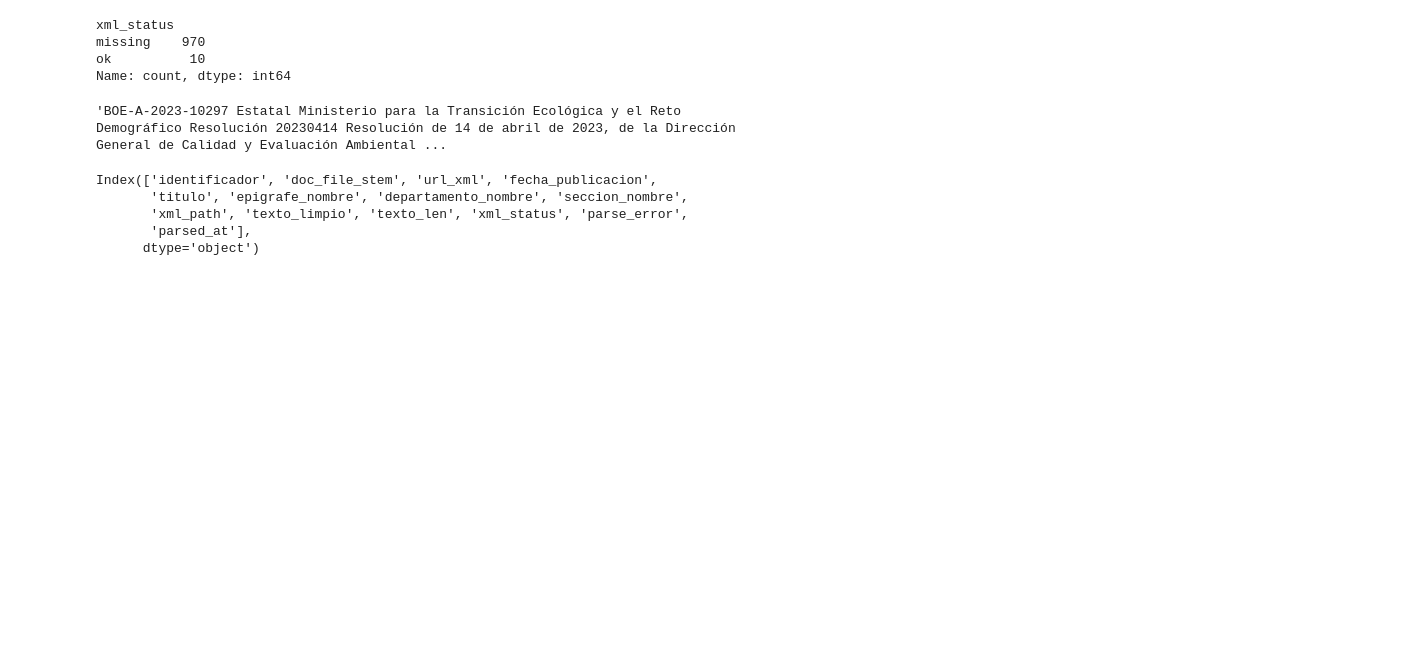
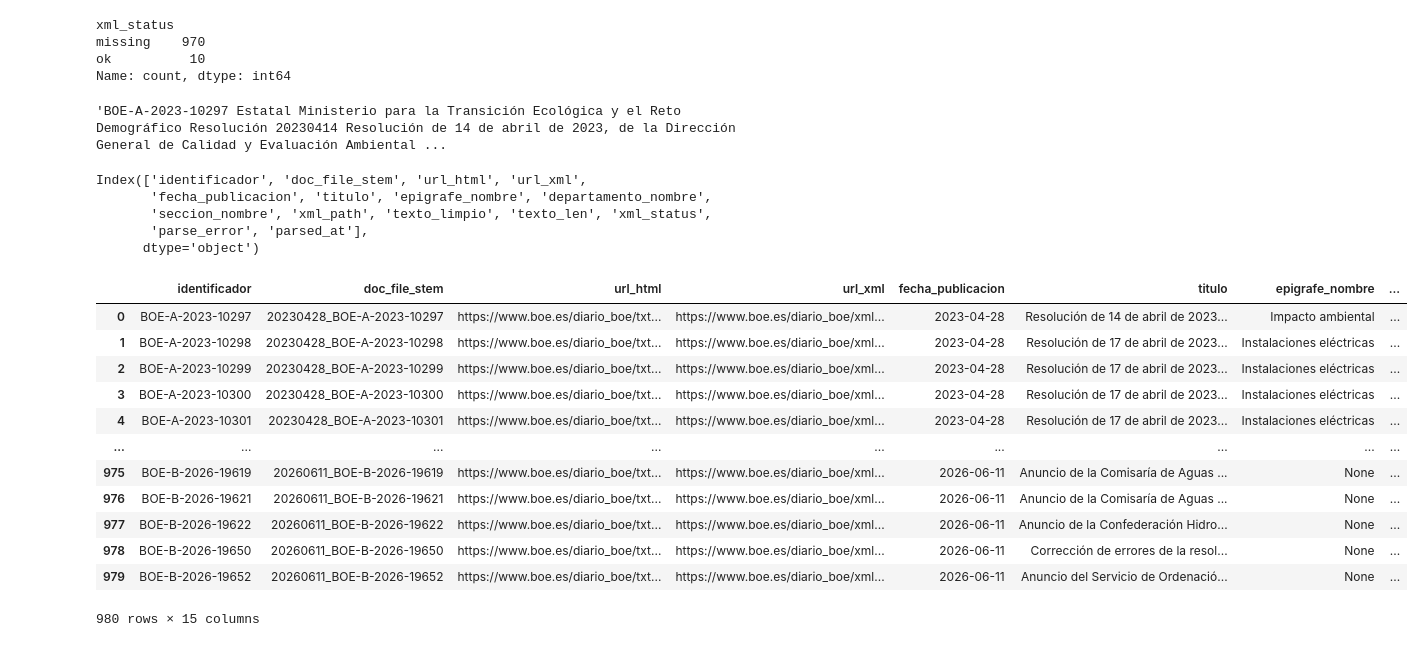
Before and after one commit to bererei/tfm-renewables-permitting-tracker, a Jupyter notebook: notebooks/05_parseo_docs_xml.ipynb, the cells around one changed output. Drawn from its saved outputs; the diff is of its cells as text; code cells hidden in the pictures; blank space fills up the shorter version.

Commit message:
refactor: conservar html_url en output dataset

```diff
--- a/notebooks/05_parseo_docs_xml.ipynb
+++ b/notebooks/05_parseo_docs_xml.ipynb
@@ -27,21 +27,11 @@ GOLD_DIR = DATA_DIR / "gold"
 
 BOE_DOCS_XML_DIR = BRONZE_DIR / "boe_docs_xml"
 
-BOE_CANDIDATES_PATH = (
-    SILVER_DIR
-    / "boe_candidates"
-    / "boe_candidates_normalized.parquet"
-)
+BOE_CANDIDATES_PATH = SILVER_DIR / "boe_candidates" / "boe_candidates_normalized.parquet"
 
-BOE_CANDIDATES_DOCS_TEXT_DIR = (
-    SILVER_DIR
-    / "boe_candidates_docs_text"
-)
+BOE_CANDIDATES_DOCS_TEXT_DIR = SILVER_DIR / "boe_candidates_docs_text"
 
-BOE_CANDIDATES_DOCS_TEXT_PATH = (
-    BOE_CANDIDATES_DOCS_TEXT_DIR
-    / "boe_candidates_docs_text.parquet"
-)
+BOE_CANDIDATES_DOCS_TEXT_PATH = BOE_CANDIDATES_DOCS_TEXT_DIR / "boe_candidates_docs_text.parquet"
 # %%
 REQUIRED_XML_DOWNLOAD_COLS = {"identificador", "doc_file_stem", "url_xml"}
 
@@ -124,6 +117,7 @@ def build_boe_candidates_docs_text(
     required_cols = {
         "identificador",
         "doc_file_stem",
+        "url_html",
         "url_xml",
         "fecha_publicacion",
         "titulo",
@@ -135,6 +129,7 @@ def build_boe_candidates_docs_text(
     output_cols = [
         "identificador",
         "doc_file_stem",
+        "url_html",
         "url_xml",
         "fecha_publicacion",
         "titulo",
@@ -211,6 +206,7 @@ def build_boe_candidates_docs_text(
         base_record = {
             "identificador": row.identificador,
             "doc_file_stem": row.doc_file_stem,
+            "url_html": row.url_html,
             "url_xml": row.url_xml,
             "fecha_publicacion": row.fecha_publicacion,
             "titulo": row.titulo,
@@ -299,8 +302,24 @@ boe_candidates_docs_text["texto_limpio"][0]
 # %%
 boe_candidates_docs_text.columns
 # %% [output]
-Index(['identificador', 'doc_file_stem', 'url_xml', 'fecha_publicacion',
-       'titulo', 'epigrafe_nombre', 'departamento_nombre', 'seccion_nombre',
-       'xml_path', 'texto_limpio', 'texto_len', 'xml_status', 'parse_error',
-       'parsed_at'],
+Index(['identificador', 'doc_file_stem', 'url_html', 'url_xml',
+       'fecha_publicacion', 'titulo', 'epigrafe_nombre', 'departamento_nombre',
+       'seccion_nombre', 'xml_path', 'texto_limpio', 'texto_len', 'xml_status',
+       'parse_error', 'parsed_at'],
       dtype='object')
+# %%
+boe_candidates_docs_text
+# %% [output]
+|  | identificador | doc_file_stem | url_html | url_xml | fecha_publicacion | titulo | epigrafe_nombre | ... |
+| 0 | BOE-A-2023-10297 | 20230428_BOE-A-2023-10297 | https://www.boe.es/diario_boe/txt... | https://www.boe.es/diario_boe/xml... | 2023-04-28 | Resolución de 14 de abril de 2023... | Impacto ambiental | ... |
+| 1 | BOE-A-2023-10298 | 20230428_BOE-A-2023-10298 | https://www.boe.es/diario_boe/txt... | https://www.boe.es/diario_boe/xml... | 2023-04-28 | Resolución de 17 de abril de 2023... | Instalaciones eléctricas | ... |
+| 2 | BOE-A-2023-10299 | 20230428_BOE-A-2023-10299 | https://www.boe.es/diario_boe/txt... | https://www.boe.es/diario_boe/xml... | 2023-04-28 | Resolución de 17 de abril de 2023... | Instalaciones eléctricas | ... |
+| 3 | BOE-A-2023-10300 | 20230428_BOE-A-2023-10300 | https://www.boe.es/diario_boe/txt... | https://www.boe.es/diario_boe/xml... | 2023-04-28 | Resolución de 17 de abril de 2023... | Instalaciones eléctricas | ... |
+| 4 | BOE-A-2023-10301 | 20230428_BOE-A-2023-10301 | https://www.boe.es/diario_boe/txt... | https://www.boe.es/diario_boe/xml... | 2023-04-28 | Resolución de 17 de abril de 2023... | Instalaciones eléctricas | ... |
+| ... | ... | ... | ... | ... | ... | ... | ... | ... |
+| 975 | BOE-B-2026-19619 | 20260611_BOE-B-2026-19619 | https://www.boe.es/diario_boe/txt... | https://www.boe.es/diario_boe/xml... | 2026-06-11 | Anuncio de la Comisaría de Aguas ... | None | ... |
+| 976 | BOE-B-2026-19621 | 20260611_BOE-B-2026-19621 | https://www.boe.es/diario_boe/txt... | https://www.boe.es/diario_boe/xml... | 2026-06-11 | Anuncio de la Comisaría de Aguas ... | None | ... |
+| 977 | BOE-B-2026-19622 | 20260611_BOE-B-2026-19622 | https://www.boe.es/diario_boe/txt... | https://www.boe.es/diario_boe/xml... | 2026-06-11 | Anuncio de la Confederación Hidro... | None | ... |
+| 978 | BOE-B-2026-19650 | 20260611_BOE-B-2026-19650 | https://www.boe.es/diario_boe/txt... | https://www.boe.es/diario_boe/xml... | 2026-06-11 | Corrección de errores de la resol... | None | ... |
+| 979 | BOE-B-2026-19652 | 20260611_BOE-B-2026-19652 | https://www.boe.es/diario_boe/txt... | https://www.boe.es/diario_boe/xml... | 2026-06-11 | Anuncio del Servicio de Ordenació... | None | ... |
+980 rows × 15 columns
```
Also changed, not shown: parts of 3 cells of this notebook.
